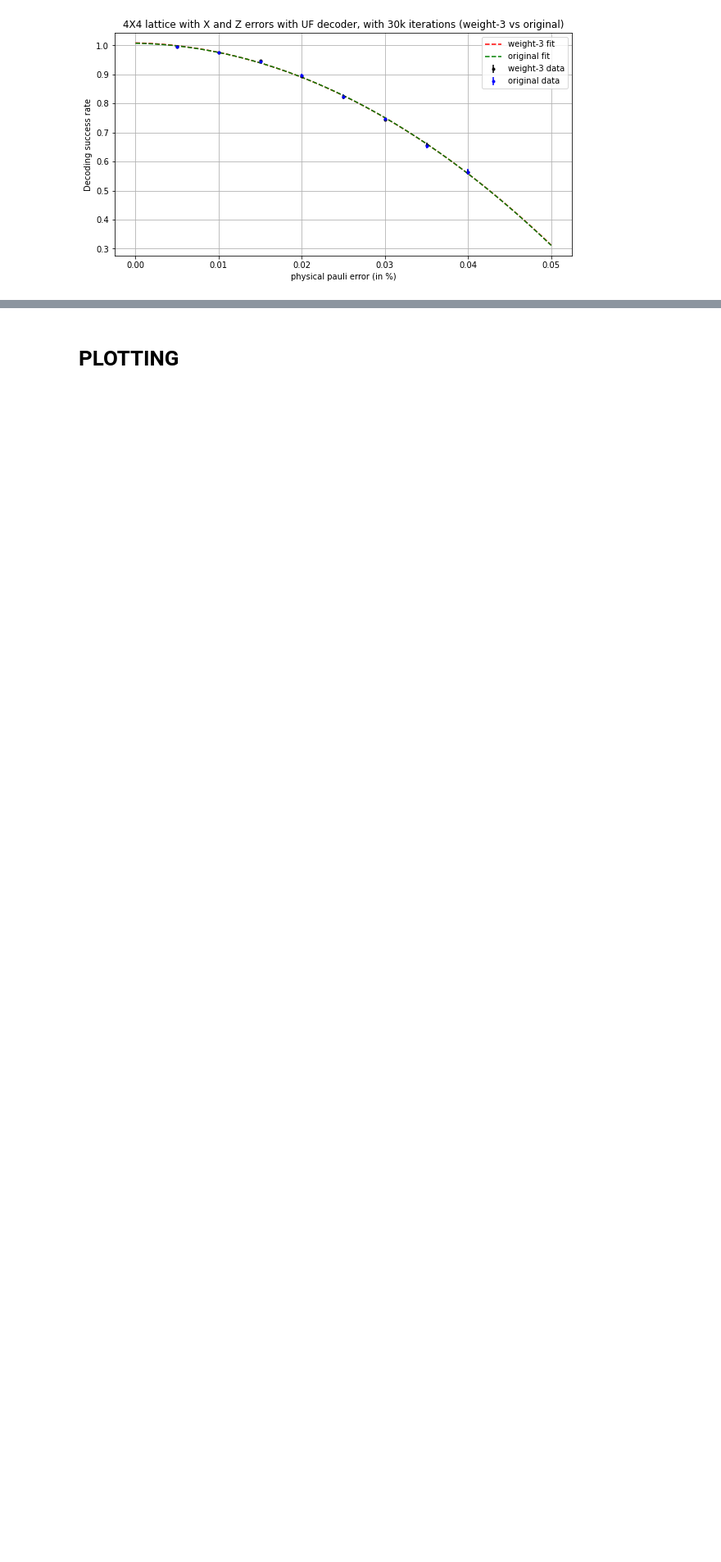
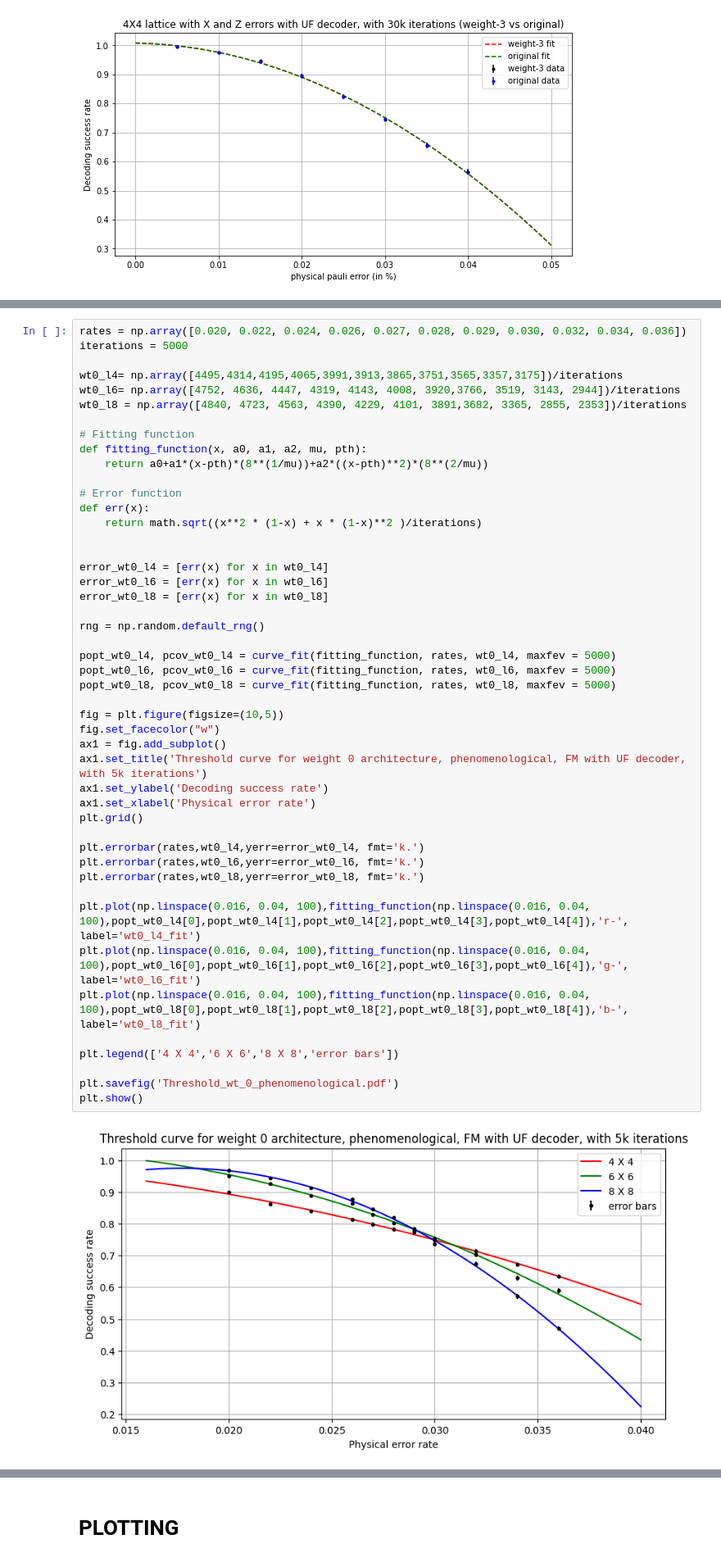
Before and after one commit to siddhantphy/qsurface, a Jupyter notebook: running/Conclusions.ipynb, the cells around one changed output, grey strips where cells are left out. Shown: that part at 82% size. Drawn from its saved outputs; the diff is of its cells as text; blank space fills up the shorter version.

```diff
--- a/running/Conclusions.ipynb
+++ b/running/Conclusions.ipynb
@@ -363,0 +376,49 @@ plt.savefig('comparison.pdf')
+# %%
+rates = np.array([0.020, 0.022, 0.024, 0.026, 0.027, 0.028, 0.029, 0.030, 0.032, 0.034, 0.036])
+iterations = 5000
+
+wt0_l4= np.array([4495,4314,4195,4065,3991,3913,3865,3751,3565,3357,3175])/iterations
+wt0_l6= np.array([4752, 4636, 4447, 4319, 4143, 4008, 3920,3766, 3519, 3143, 2944])/iterations
+wt0_l8 = np.array([4840, 4723, 4563, 4390, 4229, 4101, 3891,3682, 3365, 2855, 2353])/iterations
+
+# Fitting function
+def fitting_function(x, a0, a1, a2, mu, pth):
+    return a0+a1*(x-pth)*(8**(1/mu))+a2*((x-pth)**2)*(8**(2/mu))
+
+# Error function
+def err(x):
+    return math.sqrt((x**2 * (1-x) + x * (1-x)**2 )/iterations)
+
+
+error_wt0_l4 = [err(x) for x in wt0_l4]
+error_wt0_l6 = [err(x) for x in wt0_l6]
+error_wt0_l8 = [err(x) for x in wt0_l8]
+
+rng = np.random.default_rng()
+
+popt_wt0_l4, pcov_wt0_l4 = curve_fit(fitting_function, rates, wt0_l4, maxfev = 5000)
+popt_wt0_l6, pcov_wt0_l6 = curve_fit(fitting_function, rates, wt0_l6, maxfev = 5000)
+popt_wt0_l8, pcov_wt0_l8 = curve_fit(fitting_function, rates, wt0_l8, maxfev = 5000)
+
+fig = plt.figure(figsize=(10,5))
+fig.set_facecolor("w")
+ax1 = fig.add_subplot()
+ax1.set_title('Threshold curve for weight 0 architecture, phenomenological, FM with UF decoder, with 5k iterations')
+ax1.set_ylabel('Decoding success rate')
+ax1.set_xlabel('Physical error rate')
+plt.grid()
+
+plt.errorbar(rates,wt0_l4,yerr=error_wt0_l4, fmt='k.')
+plt.errorbar(rates,wt0_l6,yerr=error_wt0_l6, fmt='k.')
+plt.errorbar(rates,wt0_l8,yerr=error_wt0_l8, fmt='k.')
+
+plt.plot(np.linspace(0.016, 0.04, 100),fitting_function(np.linspace(0.016, 0.04, 100),popt_wt0_l4[0],popt_wt0_l4[1],popt_wt0_l4[2],popt_wt0_l4[3],popt_wt0_l4[4]),'r-', label='wt0_l4_fit')
+plt.plot(np.linspace(0.016, 0.04, 100),fitting_function(np.linspace(0.016, 0.04, 100),popt_wt0_l6[0],popt_wt0_l6[1],popt_wt0_l6[2],popt_wt0_l6[3],popt_wt0_l6[4]),'g-', label='wt0_l6_fit')
+plt.plot(np.linspace(0.016, 0.04, 100),fitting_function(np.linspace(0.016, 0.04, 100),popt_wt0_l8[0],popt_wt0_l8[1],popt_wt0_l8[2],popt_wt0_l8[3],popt_wt0_l8[4]),'b-', label='wt0_l8_fit')
+
+plt.legend(['4 X 4','6 X 6','8 X 8','error bars'])
+
+plt.savefig('Threshold_wt_0_phenomenological.pdf')
+plt.show()
+# %% [output]
+[figure, added]
```
Also changed, not shown: parts of 20 cells of this notebook, 6 other files.
